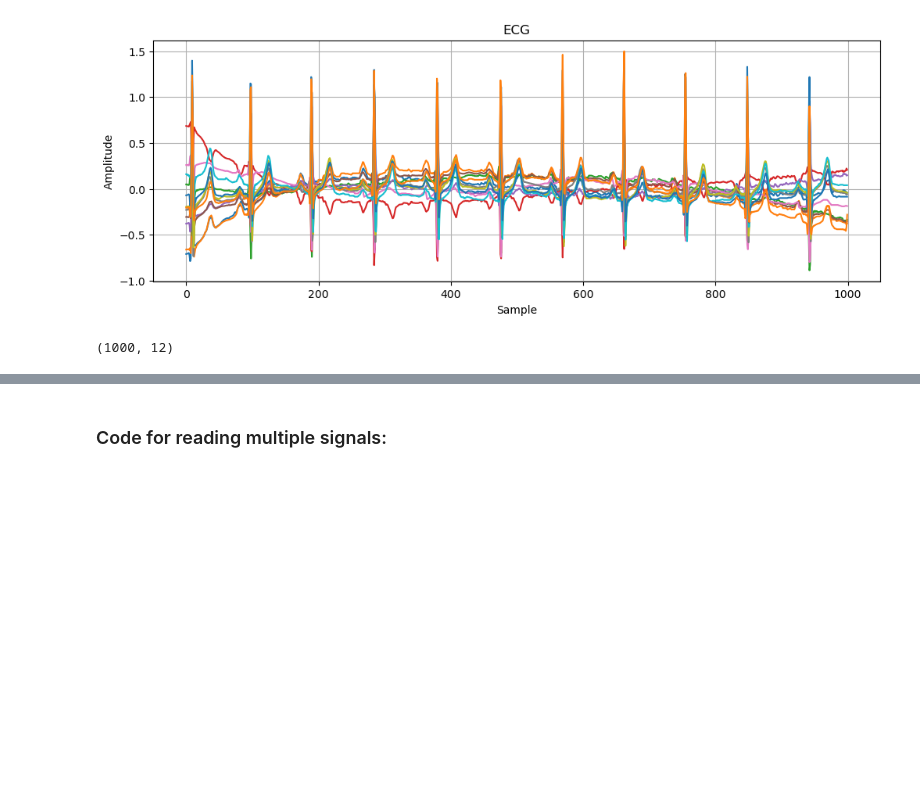
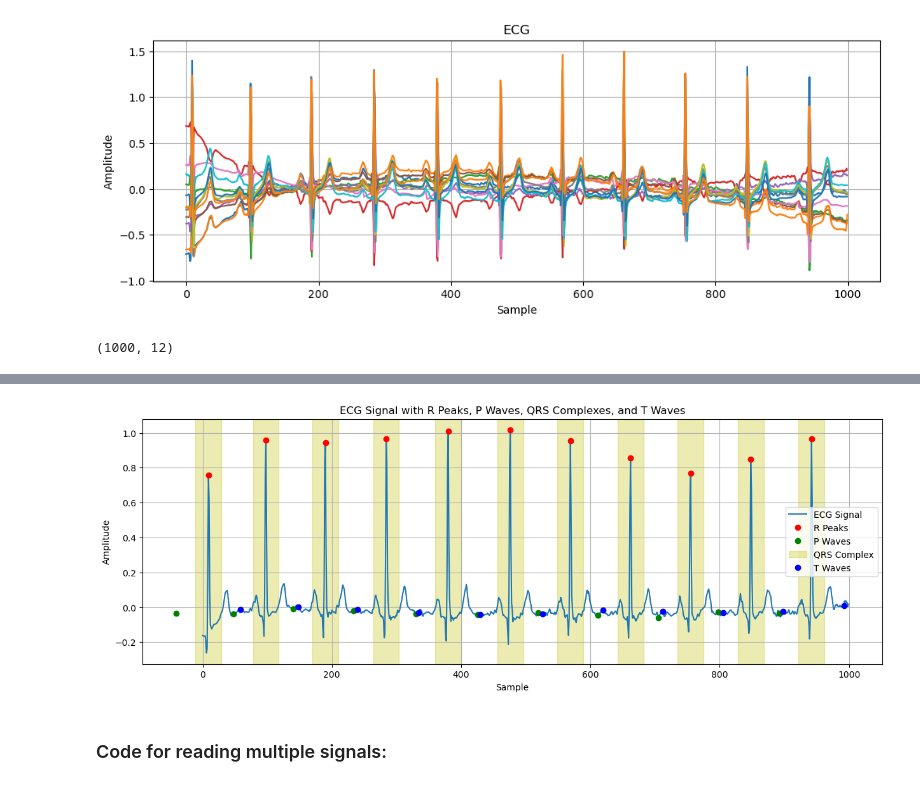
Before and after one commit to cem-cagatay/elec447, a Jupyter notebook: elec447_project.ipynb, the cells around one changed output, grey strips where cells are left out. Cells and saved outputs as stored; diff of their text form; code cells hidden in the pictures; blank space fills up the shorter version.

```diff
--- a/elec447_project.ipynb
+++ b/elec447_project.ipynb
@@ -39,3 +85,37 @@ signal_data.shape # 12 different signals from each lead and each signal has 1000
+# %%
+# Sample ECG data - replace with your actual data
+
+# Sample indices for P waves, QRS complexes, and T waves - replace with actual indices
+p_waves = r_peaks - 50  # Example P wave indices
+qrs_start = r_peaks - 20  # Example start of QRS complex
+qrs_end = r_peaks + 20   # Example end of QRS complex
+t_waves = r_peaks + 50  # Example T wave indices
+
+# Plotting
+plt.figure(figsize=(15, 5))
+plt.plot(filtered_ecg, label='ECG Signal')
+
+# Mark R peaks
+plt.plot(r_peaks, filtered_ecg[r_peaks], 'ro', label='R Peaks')
+
+# Mark P waves
+plt.plot(p_waves, filtered_ecg[p_waves], 'go', label='P Waves')
+
+# Mark QRS complexes
+for start, end in zip(qrs_start, qrs_end):
+    plt.axvspan(start, end, color='y', alpha=0.3, label='QRS Complex' if start == qrs_start[0] else "")
+
+# Mark T waves
+plt.plot(t_waves, filtered_ecg[t_waves], 'bo', label='T Waves')
+
+plt.title('ECG Signal with R Peaks, P Waves, QRS Complexes, and T Waves')
+plt.xlabel('Sample')
+plt.ylabel('Amplitude')
+plt.legend()
+plt.grid(True)
+plt.show()
+# %% [output]
+[figure, added]
 # %% [markdown]
 ### Code for reading multiple signals:
 # %%
```
Also changed, not shown: parts of 3 cells of this notebook.
